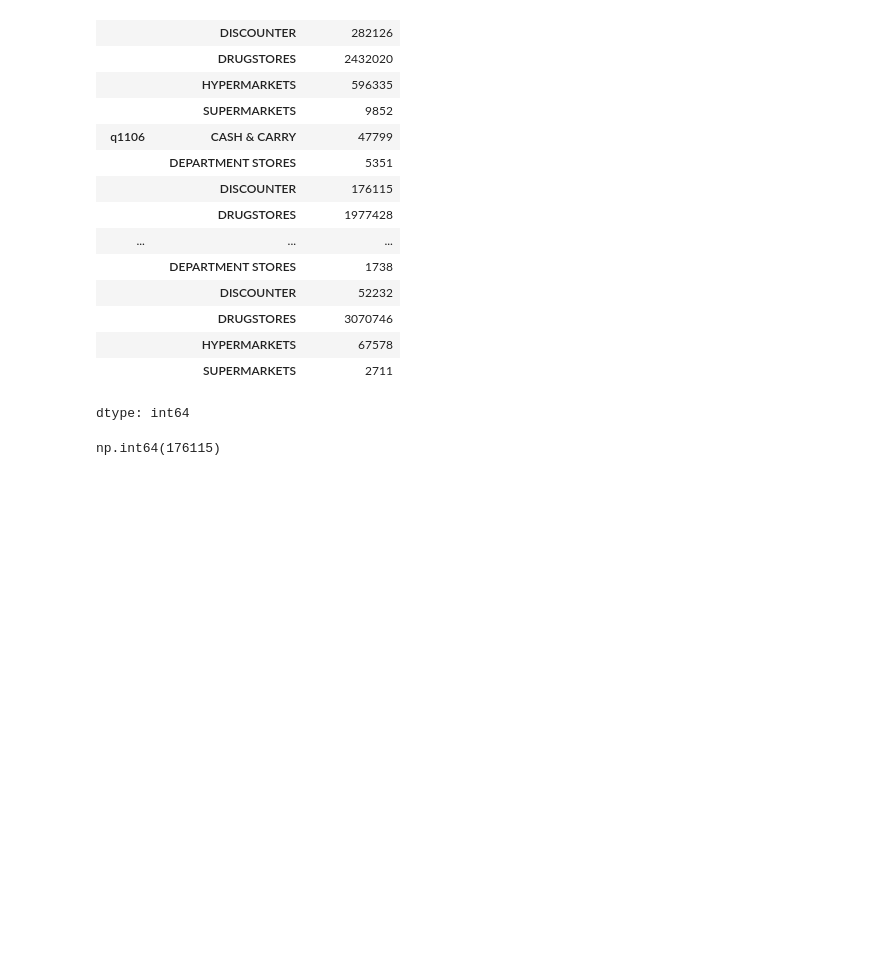
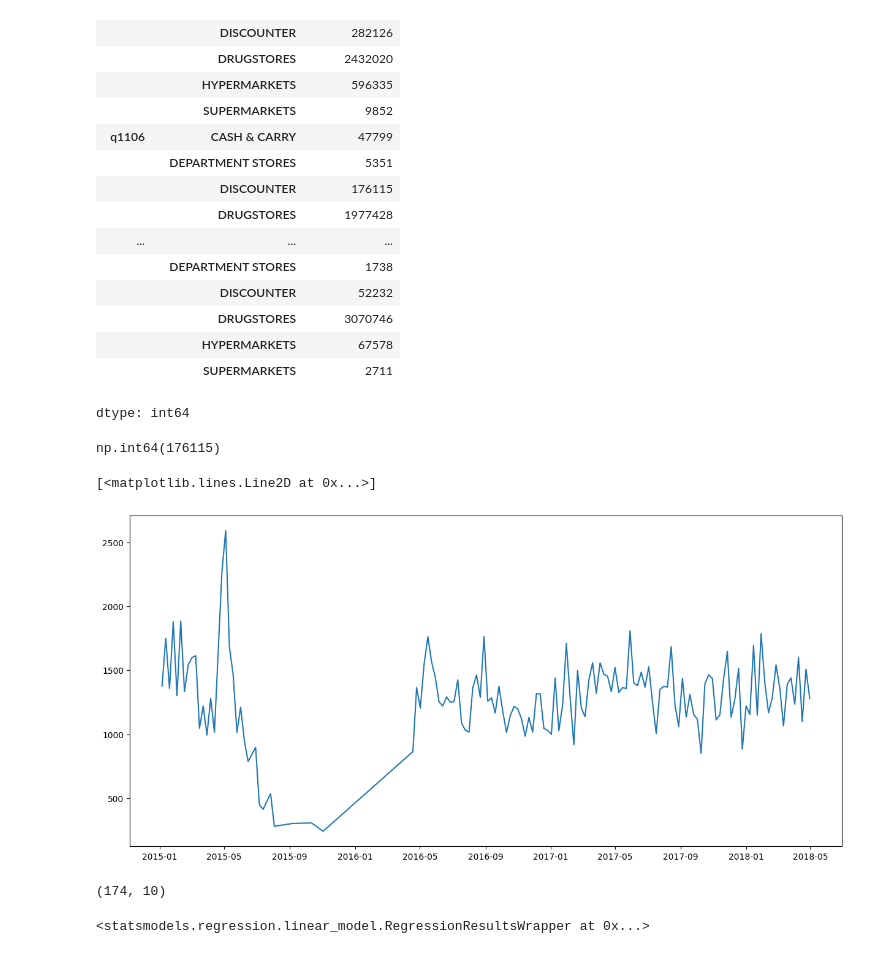
Before and after one commit to lyudmildimitrov1997-sudo/PPA_ERP_Student, a Jupyter notebook: Добре_дошли_в_Colab.ipynb, the cells around one changed output. Saved outputs shown, nothing was run; the diff lists cells and outputs as text; code cells hidden in the pictures; blank space fills up the shorter version.

```diff
--- a/Добре_дошли_в_Colab.ipynb
+++ b/Добре_дошли_в_Colab.ipynb
@@ -394,3 +394,16 @@ data[(data['Product'] == 'q1106') &
      (data['MarketDescription_global'] == 'DISCOUNTER')]['VolumePC_sum'].sum()
 # %% [output]
 np.int64(176115)
+# %%
+subset = data[(data['Product'] == 'q1106') &
+     (data['MarketDescription_global'] == 'DISCOUNTER')]
+# %%
+pyplot.rcParams['figure.figsize'] = [15, 7]
+# %%
+pyplot.plot(
+    subset['Date'],
+    subset['VolumePC_sum']
+)
+# %% [output]
+[<matplotlib.lines.Line2D at 0x...>]
+[figure, added]
@@ -396,0 +414,4 @@ np.int64(176115)
+# %%
+subset_q1152_drugstores.shape
+# %% [output]
+(174, 10)
@@ -396,0 +421,4 @@ np.int64(176115)
+# %%
+mod_q1152_drugstores.fit()
+# %% [output]
+<statsmodels.regression.linear_model.RegressionResultsWrapper at 0x...>
```
Also changed, not shown: parts of 22 cells of this notebook.
